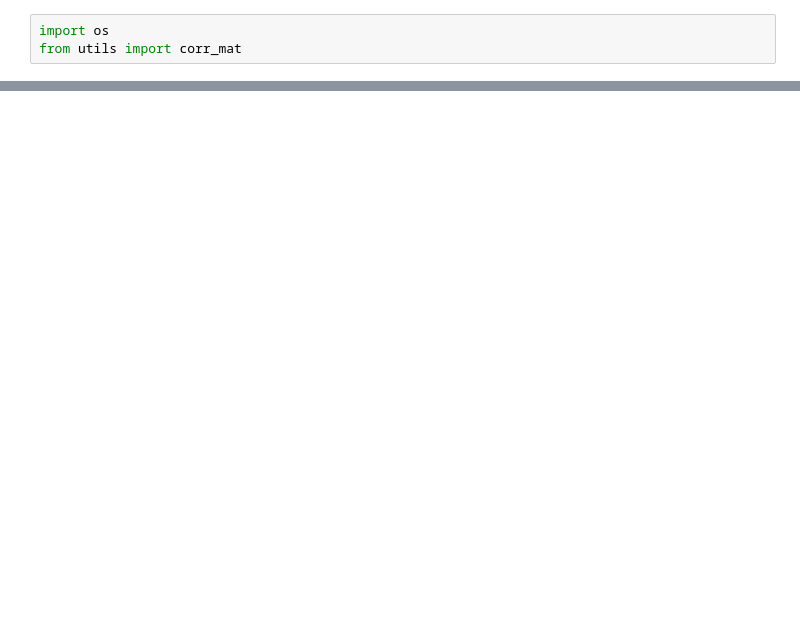
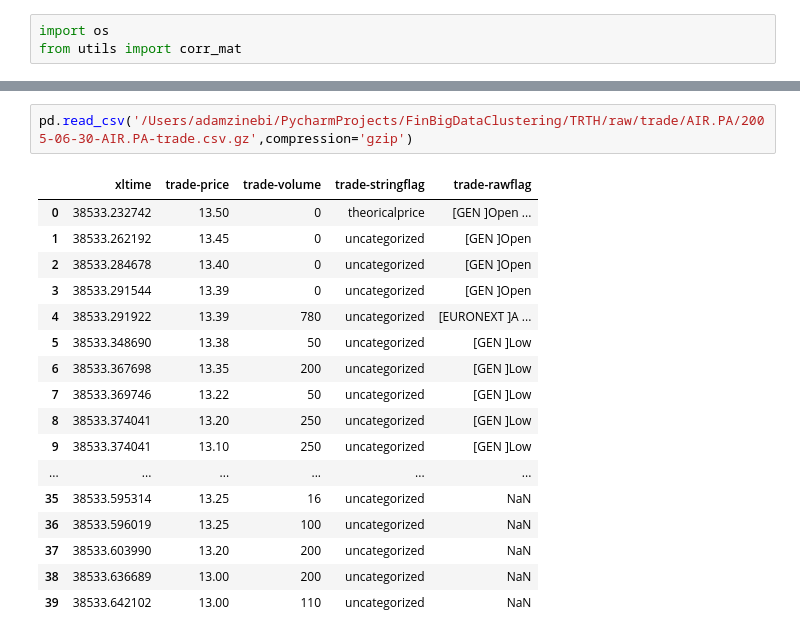
Before and after one commit to AdamZinebii/Intraday-Market-Activity-Clustering, a Jupyter notebook: datanalysis.ipynb, the cells around one changed output, grey strips where cells are left out. Drawn from its saved outputs; the diff is of its cells as text; blank space fills up the shorter version.

```diff
--- a/datanalysis.ipynb
+++ b/datanalysis.ipynb
@@ -35,3 +52,23 @@ index_to_files
+# %%
+pd.read_csv('/Users/adamzinebi/PycharmProjects/FinBigDataClustering/TRTH/raw/trade/AIR.PA/2005-06-30-AIR.PA-trade.csv.gz',compression='gzip')
+# %% [output]
+|  | xltime | trade-price | trade-volume | trade-stringflag | trade-rawflag |
+| 0 | 38533.232742 | 13.50 | 0 | theoricalprice | [GEN ]Open ... |
+| 1 | 38533.262192 | 13.45 | 0 | uncategorized | [GEN ]Open |
+| 2 | 38533.284678 | 13.40 | 0 | uncategorized | [GEN ]Open |
+| 3 | 38533.291544 | 13.39 | 0 | uncategorized | [GEN ]Open |
+| 4 | 38533.291922 | 13.39 | 780 | uncategorized | [EURONEXT ]A ... |
+| 5 | 38533.348690 | 13.38 | 50 | uncategorized | [GEN ]Low |
+| 6 | 38533.367698 | 13.35 | 200 | uncategorized | [GEN ]Low |
+| 7 | 38533.369746 | 13.22 | 50 | uncategorized | [GEN ]Low |
+| 8 | 38533.374041 | 13.20 | 250 | uncategorized | [GEN ]Low |
+| 9 | 38533.374041 | 13.10 | 250 | uncategorized | [GEN ]Low |
+| ... | ... | ... | ... | ... | ... |
+| 35 | 38533.595314 | 13.25 | 16 | uncategorized | NaN |
+| 36 | 38533.596019 | 13.25 | 100 | uncategorized | NaN |
+| 37 | 38533.603990 | 13.20 | 200 | uncategorized | NaN |
+| 38 | 38533.636689 | 13.00 | 200 | uncategorized | NaN |
+| 39 | 38533.642102 | 13.00 | 110 | uncategorized | NaN |
 # %%
 # On met en parametre, le index to file, le start date, le end date et le time interval
 
```
Also changed, not shown: parts of 3 cells of this notebook, 1 other file.
